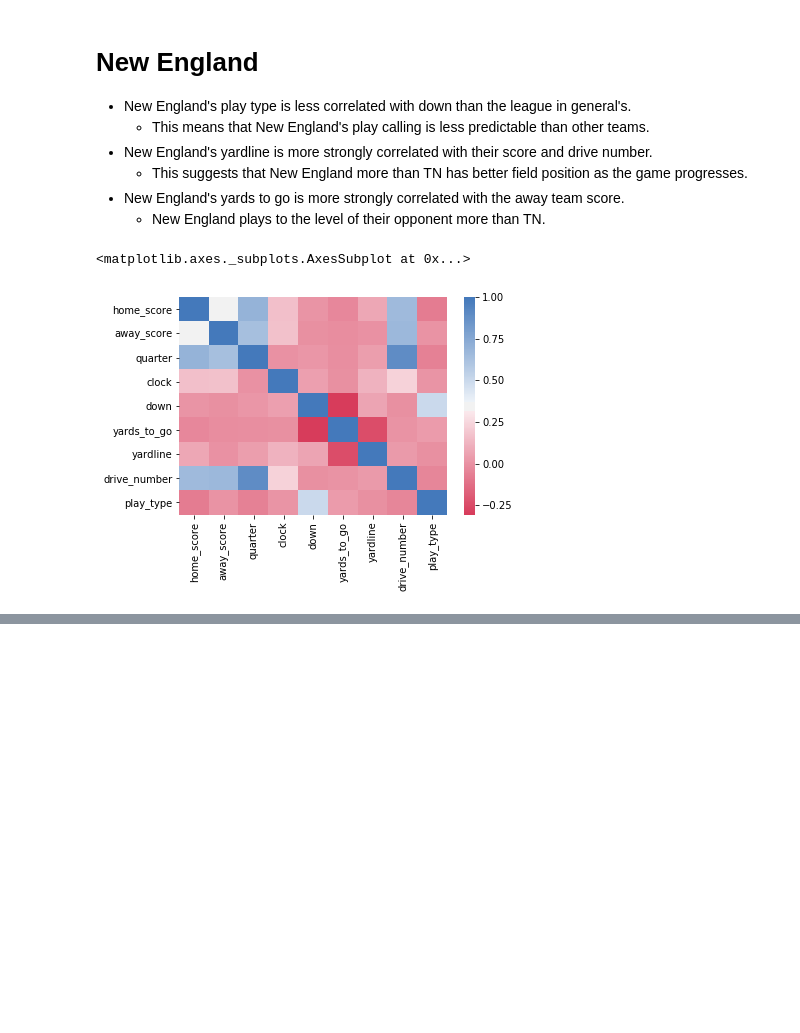
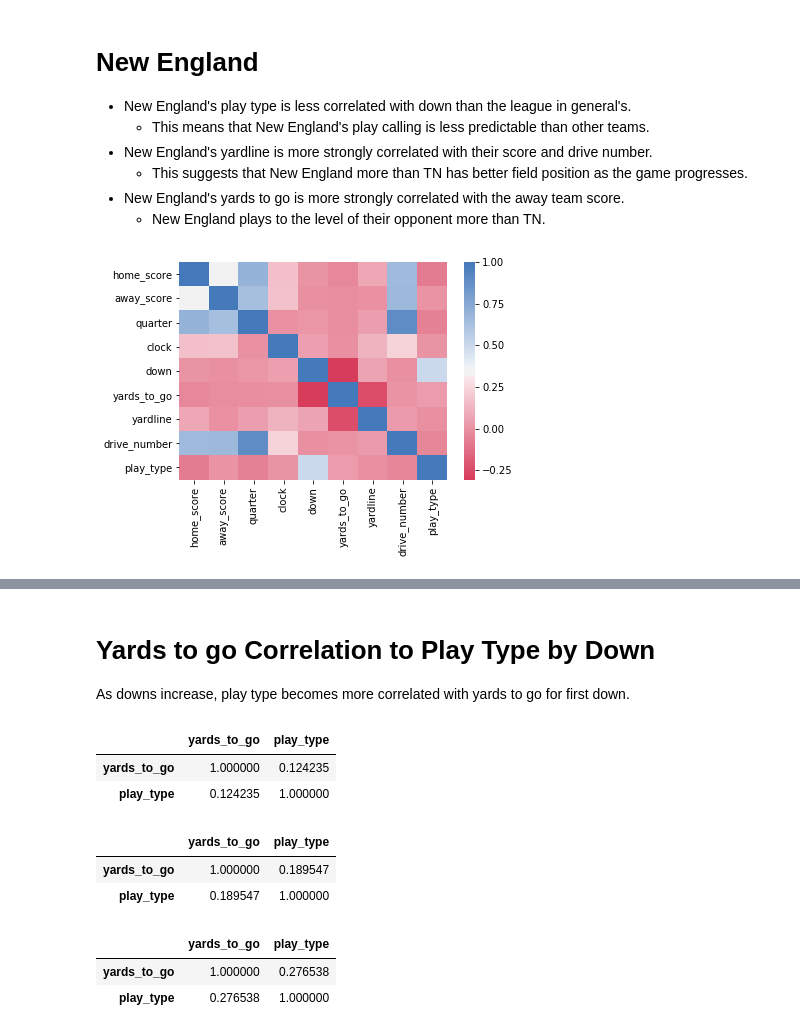
Before and after one commit to nrstott/nfldb_data_exploration, a Jupyter notebook: EDA.ipynb, the cells around one changed output, grey strips where cells are left out. Drawn from its saved outputs; the diff is of its cells as text; code cells hidden in the pictures; blank space fills up the shorter version.

```diff
--- a/EDA.ipynb
+++ b/EDA.ipynb
@@ -77,10 +79,9 @@ sns.heatmap(tn, xticklabels=tn.columns, yticklabels=tn.columns, cmap=cmap)
 # %%
 ne = data.loc[data.pos_team == 'NE']
 ne = ne.loc[ne.home_team == 'NE']
-ne = ne.corr('pearson')
-sns.heatmap(ne, xticklabels=ne.columns, yticklabels=ne.columns, cmap=cmap)
+ne_corr = ne.corr('pearson')
+heatmap(ne_corr)
 # %% [output]
-<matplotlib.axes._subplots.AxesSubplot at 0x...>
 [figure]
 # %%
 display(correlation)
@@ -117,3 +118,25 @@ display(ne)
 | yardline | 0.079916 | 0.003552 | 0.050215 | 0.122288 | 0.067972 | -0.240877 | 1.000000 | 0.032487 | -0.000160 |
 | drive_number | 0.658519 | 0.671930 | 0.897791 | 0.231702 | 0.000212 | 0.007382 | 0.032487 | 1.000000 | -0.040169 |
 | play_type | -0.075495 | 0.010160 | -0.051825 | 0.012288 | 0.501135 | 0.038797 | -0.000160 | -0.040169 | 1.000000 |
+# %% [markdown]
+# Yards to go Correlation to Play Type by Down
+
+As downs increase, play type becomes more correlated with yards to go for first down.
+# %%
+ne_1 = ne.loc[ne.down == 1].loc[:, ['yards_to_go', 'play_type']]
+ne_2 = ne.loc[ne.down == 2].loc[:, ['yards_to_go', 'play_type']]
+ne_3 = ne.loc[ne.down == 3].loc[:, ['yards_to_go', 'play_type']]
+
+display(ne_1.corr('pearson'))
+display(ne_2.corr('pearson'))
+display(ne_3.corr('pearson'))
+# %% [output]
+|  | yards_to_go | play_type |
+| yards_to_go | 1.000000 | 0.124235 |
+| play_type | 0.124235 | 1.000000 |
+|  | yards_to_go | play_type |
+| yards_to_go | 1.000000 | 0.189547 |
+| play_type | 0.189547 | 1.000000 |
+|  | yards_to_go | play_type |
+| yards_to_go | 1.000000 | 0.276538 |
+| play_type | 0.276538 | 1.000000 |
```
Also changed, not shown: parts of 5 cells of this notebook.
